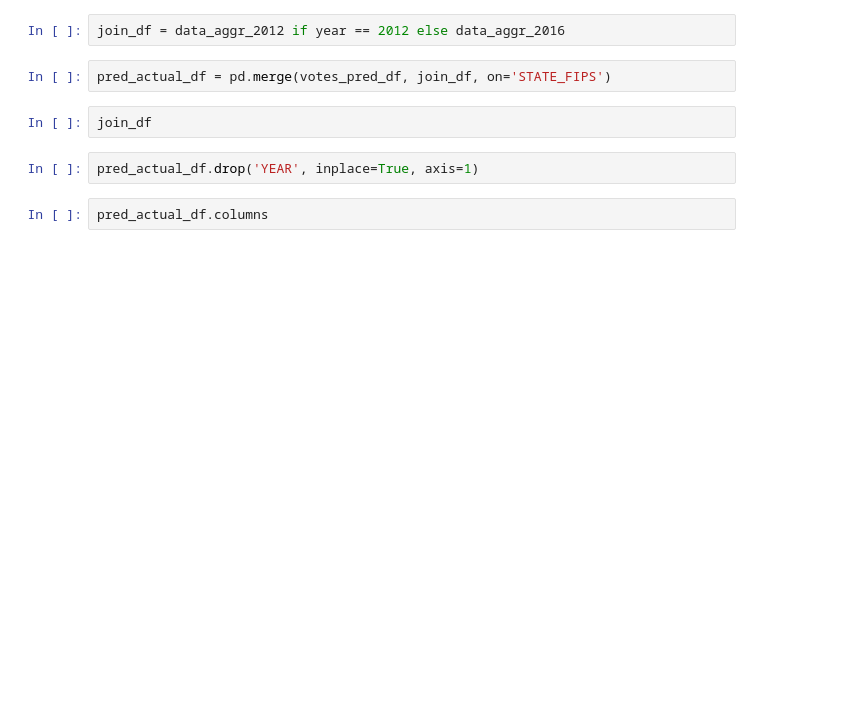
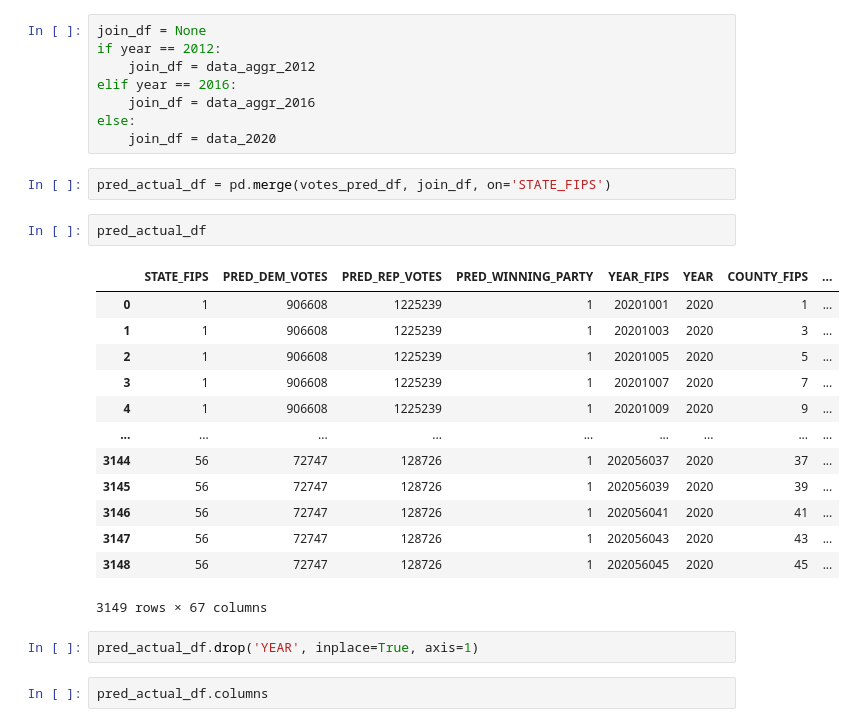
Before and after one commit to ehuang13/w210-presidential-election, a Jupyter notebook: harith/notebook/RegressionPipelineCombined.ipynb, the cells around one changed output. Drawn from its saved outputs; the diff is of its cells as text; blank space fills up the shorter version.

```diff
--- a/harith/notebook/RegressionPipelineCombined.ipynb
+++ b/harith/notebook/RegressionPipelineCombined.ipynb
@@ -306,11 +405,31 @@ votes_pred_df
 data_aggr_2016 = states_aggr.loc[states_aggr['YEAR'] == 2016]
 data_aggr_2012 = states_aggr.loc[states_aggr['YEAR'] == 2012]
 # %%
-join_df = data_aggr_2012 if year == 2012 else data_aggr_2016
+join_df = None
+if year == 2012:
+    join_df = data_aggr_2012
+elif year == 2016:
+    join_df = data_aggr_2016
+else:
+    join_df = data_2020
 # %%
 pred_actual_df = pd.merge(votes_pred_df, join_df, on='STATE_FIPS')
-# %%
-join_df
+# %%
+pred_actual_df
+# %% [output]
+|  | STATE_FIPS | PRED_DEM_VOTES | PRED_REP_VOTES | PRED_WINNING_PARTY | YEAR_FIPS | YEAR | COUNTY_FIPS | ... |
+| 0 | 1 | 906608 | 1225239 | 1 | 20201001 | 2020 | 1 | ... |
+| 1 | 1 | 906608 | 1225239 | 1 | 20201003 | 2020 | 3 | ... |
+| 2 | 1 | 906608 | 1225239 | 1 | 20201005 | 2020 | 5 | ... |
+| 3 | 1 | 906608 | 1225239 | 1 | 20201007 | 2020 | 7 | ... |
+| 4 | 1 | 906608 | 1225239 | 1 | 20201009 | 2020 | 9 | ... |
+| ... | ... | ... | ... | ... | ... | ... | ... | ... |
+| 3144 | 56 | 72747 | 128726 | 1 | 202056037 | 2020 | 37 | ... |
+| 3145 | 56 | 72747 | 128726 | 1 | 202056039 | 2020 | 39 | ... |
+| 3146 | 56 | 72747 | 128726 | 1 | 202056041 | 2020 | 41 | ... |
+| 3147 | 56 | 72747 | 128726 | 1 | 202056043 | 2020 | 43 | ... |
+| 3148 | 56 | 72747 | 128726 | 1 | 202056045 | 2020 | 45 | ... |
+3149 rows × 67 columns
 # %%
 pred_actual_df.drop('YEAR', inplace=True, axis=1)
 # %%
```
Also changed, not shown: parts of 19 cells of this notebook, 5 other files.
